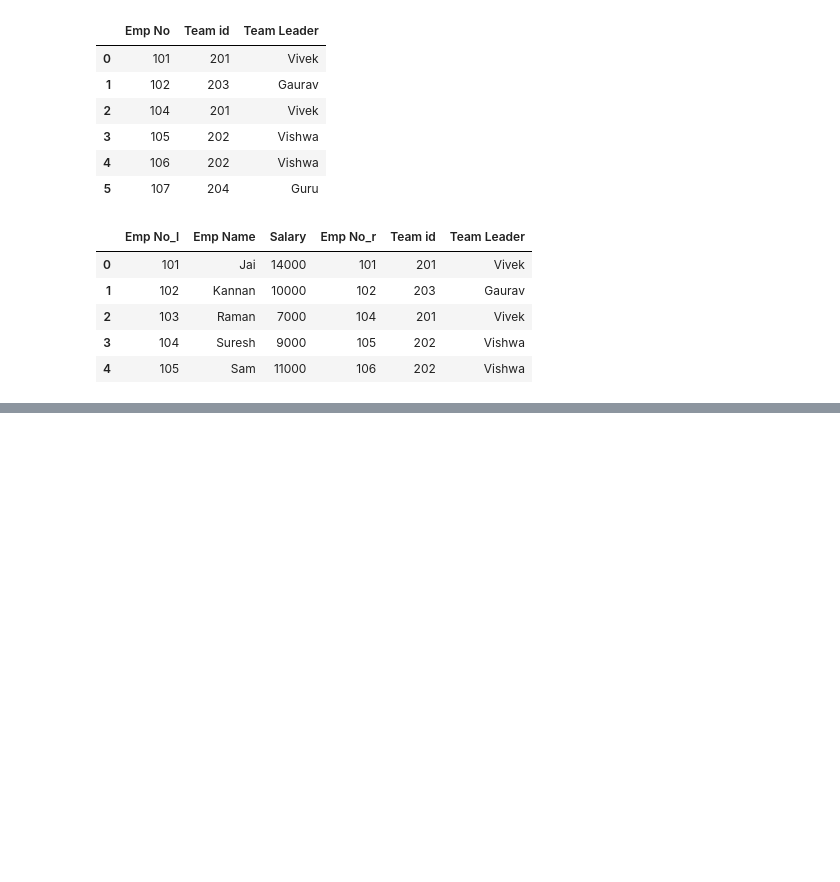
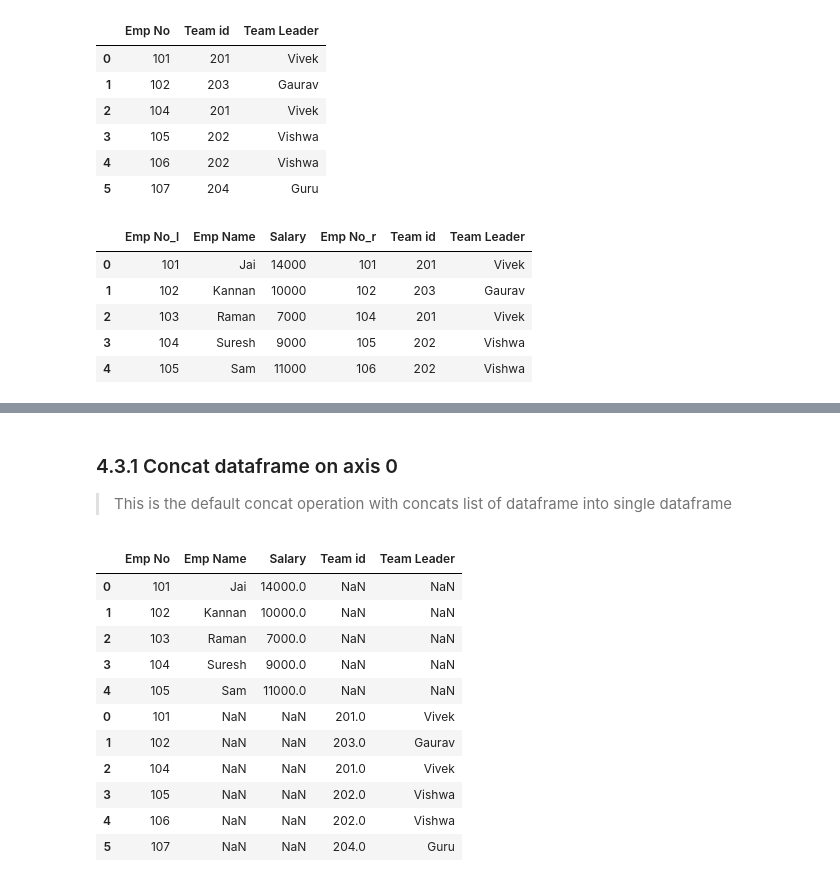
Before and after one commit to naveen63hdh/Data-Analytics, a Jupyter notebook: Assignment.ipynb, the cells around one changed output, grey strips where cells are left out. Drawn from its saved outputs; the diff is of its cells as text; code cells hidden in the pictures; blank space fills up the shorter version.

```diff
--- a/Assignment.ipynb
+++ b/Assignment.ipynb
@@ -507,0 +515,11 @@ df1.join(df2,lsuffix = '_l',rsuffix = '_r')
+# %%
+data1 = {'Emp No':[101,102,103,104,105],
+        'Emp Name':['Jai','Kannan','Raman','Suresh','Sam'],
+        'Salary':[14000,10000,7000,9000,11000]}
+
+data2 = {'Emp No':[101,102,104,105,106,107],
+        'Team id':[201,203,201,202,202,204],
+        'Team Leader':['Vivek','Gaurav','Vivek','Vishwa','Vishwa','Guru']}
+# %%
+df1 = pd.DataFrame(data1)
+df2 = pd.DataFrame(data2)
@@ -507,0 +545,20 @@ df1.join(df2,lsuffix = '_l',rsuffix = '_r')
+# %% [markdown]
+### 4.3.1 Concat dataframe on axis 0
+
+
+> This is the default concat operation with concats list of dataframe into single dataframe
+# %%
+pd.concat([df1,df2])
+# %% [output]
+|  | Emp No | Emp Name | Salary | Team id | Team Leader |
+| 0 | 101 | Jai | 14000.0 | NaN | NaN |
+| 1 | 102 | Kannan | 10000.0 | NaN | NaN |
+| 2 | 103 | Raman | 7000.0 | NaN | NaN |
+| 3 | 104 | Suresh | 9000.0 | NaN | NaN |
+| 4 | 105 | Sam | 11000.0 | NaN | NaN |
+| 0 | 101 | NaN | NaN | 201.0 | Vivek |
+| 1 | 102 | NaN | NaN | 203.0 | Gaurav |
+| 2 | 104 | NaN | NaN | 201.0 | Vivek |
+| 3 | 105 | NaN | NaN | 202.0 | Vishwa |
+| 4 | 106 | NaN | NaN | 202.0 | Vishwa |
+| 5 | 107 | NaN | NaN | 204.0 | Guru |
```
Also changed, not shown: parts of 7 cells of this notebook.
